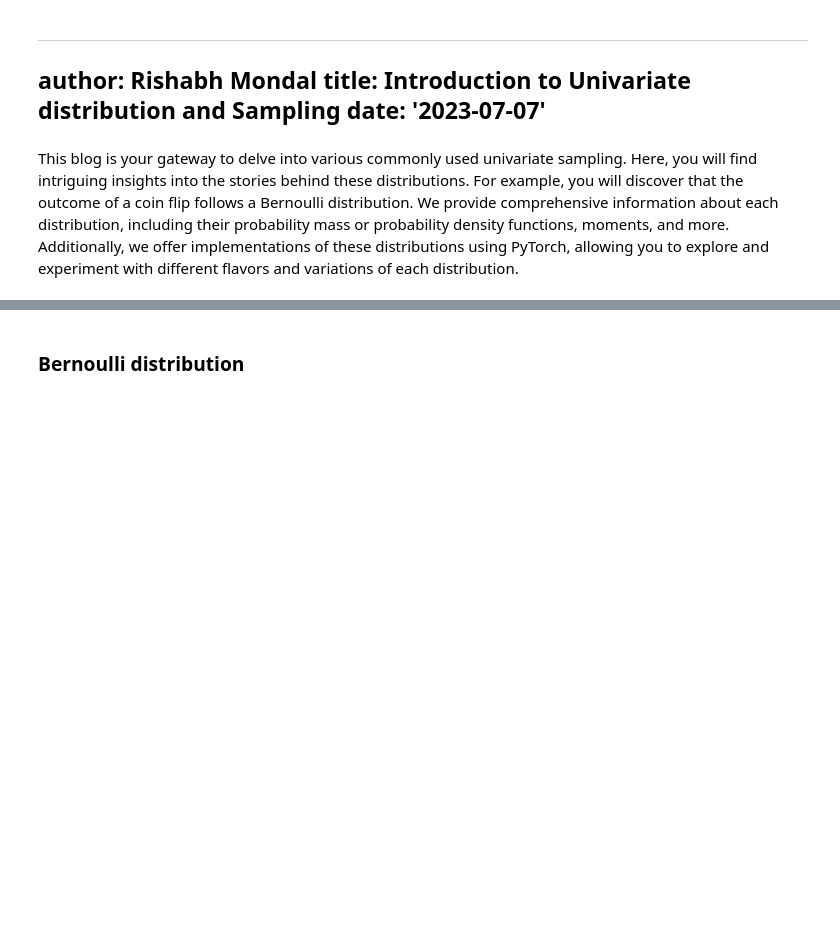
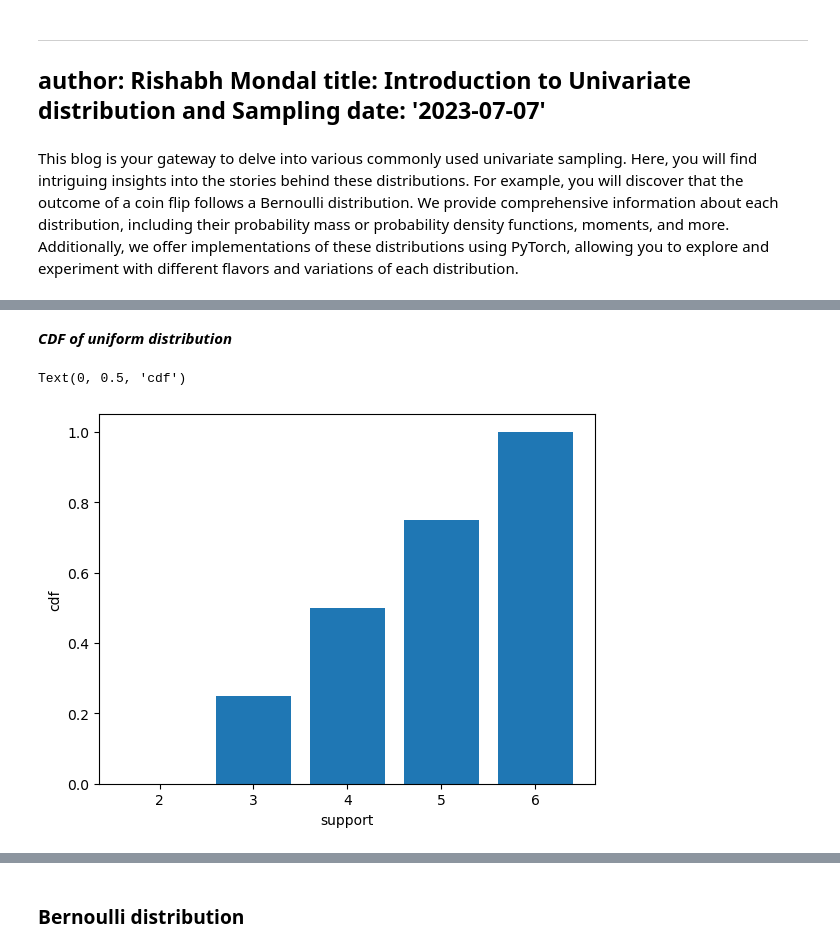
Before and after one commit to rishabh-mondal/blog, a Jupyter notebook: Sampling_distributions.ipynb, the cells around one changed output, grey strips where cells are left out. Saved outputs shown, nothing was run; the diff lists cells and outputs as text; code cells hidden in the pictures; blank space fills up the shorter version.

```diff
--- a/Sampling_distributions.ipynb
+++ b/Sampling_distributions.ipynb
@@ -72,0 +84,14 @@ Text(0, 0.5, 'probability distribution')
+# %% [markdown]
+***CDF of uniform distribution***
+# %%
+a=2
+b=6
+sample=torch.randint(low=a,high=(b+1),size=(100,))
+cdf = torch.where(sample < a, torch.tensor(0.0), torch.where(sample > b, torch.tensor(1.0), (sample - a) / (b - a)))
+#print(cdf)
+plt.bar(sample,cdf)
+plt.xlabel("support")
+plt.ylabel("cdf")
+# %% [output]
+Text(0, 0.5, 'cdf')
+[figure, added]
```
Also changed, not shown: parts of 20 cells of this notebook.
